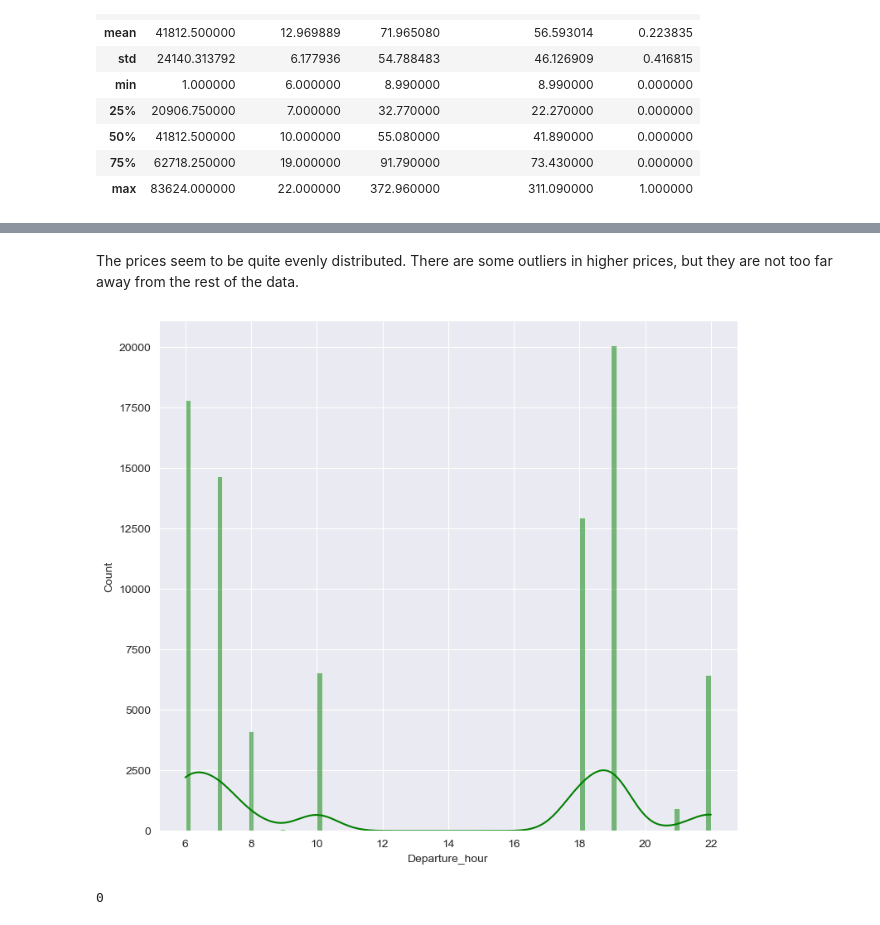
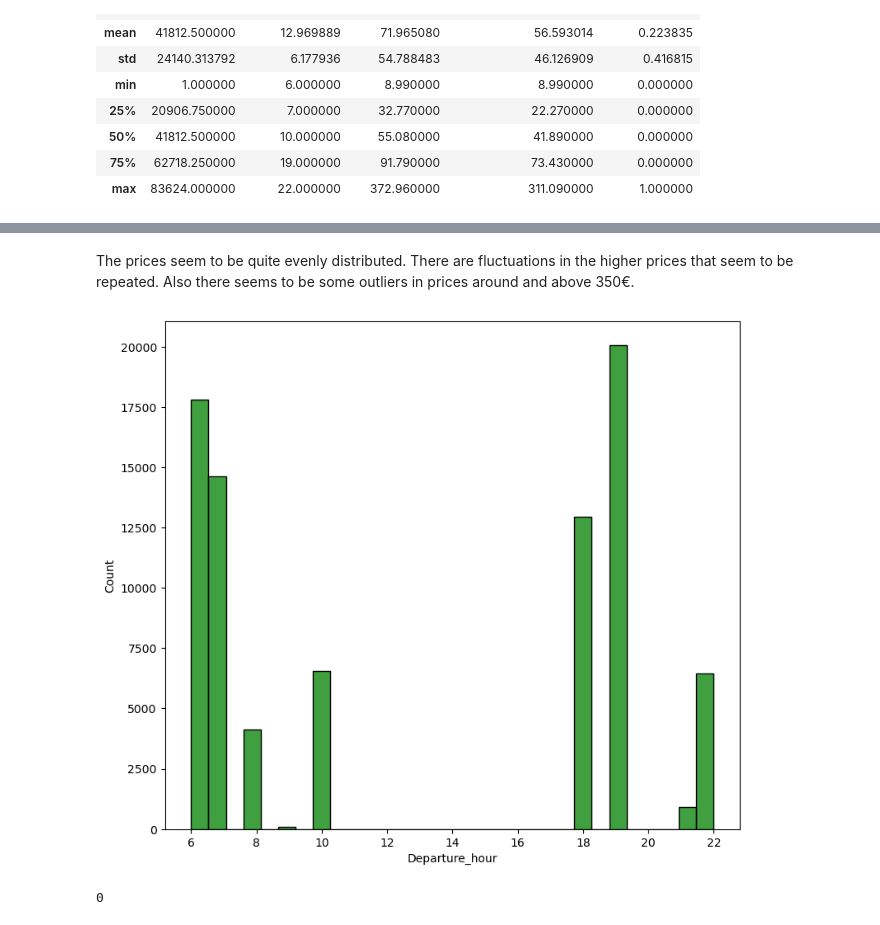
Before and after one commit to ahirsch-github/flight-price-prediction, a Jupyter notebook: flight-price-prediction.ipynb, the cells around one changed output, grey strips where cells are left out. Drawn from its saved outputs; the diff is of its cells as text; code cells hidden in the pictures.

```diff
--- a/flight-price-prediction.ipynb
+++ b/flight-price-prediction.ipynb
@@ -121,11 +129,11 @@ Name: Price_In_Eur, dtype: float64
 # %% [markdown]
-The prices seem to be quite evenly distributed. There are some outliers in higher prices, but they are not too far away from the rest of the data.
+The prices seem to be quite evenly distributed. There are fluctuations in the higher prices that seem to be repeated. Also there seems to be some outliers in prices around and above 350€.
 # %%
 # check the distribution of Departure hour
 plt.figure(figsize=(9, 8))
-sns.histplot(df_train_copy['Departure_hour'], color='g', bins=100, kde=True);
+sns.histplot(df_train_copy['Departure_hour'], color='g');
 # %% [output]
-[figure, old version]
+[figure, new version]
 # %%
 # check the amounts of data with Departure hour between 12 and 16
 df_train_copy[(df_train_copy['Departure_hour'] >= 12) & (df_train_copy['Departure_hour'] <= 16)].shape[0]
```
Also changed, not shown: parts of 26 cells of this notebook.
